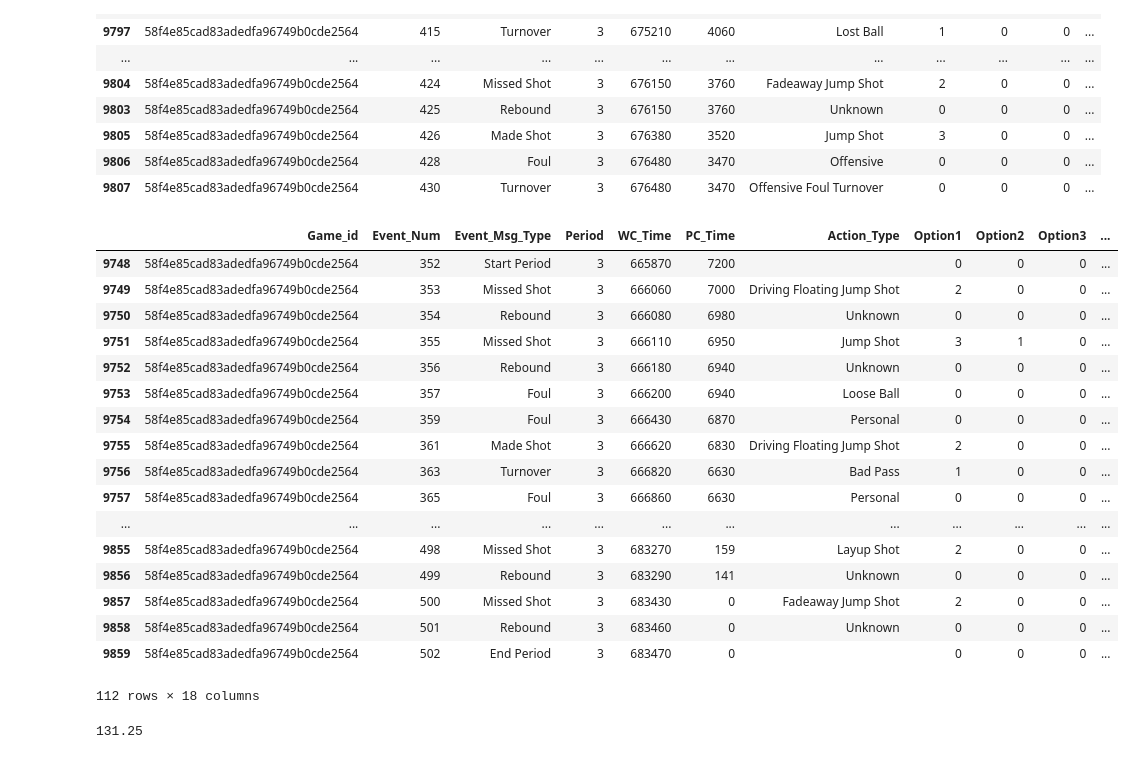
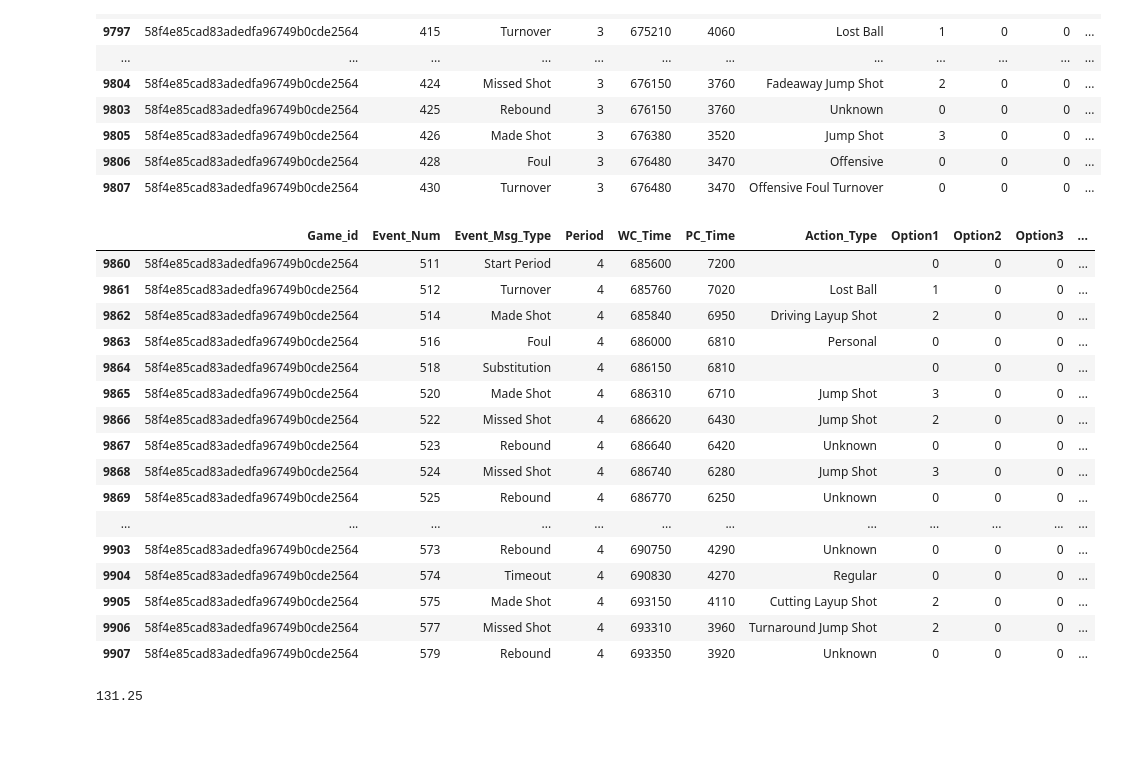
Before and after one commit to wpouse/NBA, a Jupyter notebook: Hackathon Prompt/NBARatingsScrubbed.ipynb, the cells around one changed output. Cells and saved outputs as stored; diff of their text form; code cells hidden in the pictures.

```diff
--- a/Hackathon Prompt/NBARatingsScrubbed.ipynb
+++ b/Hackathon Prompt/NBARatingsScrubbed.ipynb
@@ -832,26 +832,25 @@ rdPBP[280:300]
 | 9806 | 58f4e85cad83adedfa96749b0cde2564 | 428 | Foul | 3 | 676480 | 3470 | Offensive | 0 | 0 | 0 | ... |
 | 9807 | 58f4e85cad83adedfa96749b0cde2564 | 430 | Turnover | 3 | 676480 | 3470 | Offensive Foul Turnover | 0 | 0 | 0 | ... |
 # %%
-rdPBP[240:352]
+rdPBP[352:400]
 # %% [output]
 |  | Game_id | Event_Num | Event_Msg_Type | Period | WC_Time | PC_Time | Action_Type | Option1 | Option2 | Option3 | ... |
-| 9748 | 58f4e85cad83adedfa96749b0cde2564 | 352 | Start Period | 3 | 665870 | 7200 |  | 0 | 0 | 0 | ... |
-| 9749 | 58f4e85cad83adedfa96749b0cde2564 | 353 | Missed Shot | 3 | 666060 | 7000 | Driving Floating Jump Shot | 2 | 0 | 0 | ... |
-| 9750 | 58f4e85cad83adedfa96749b0cde2564 | 354 | Rebound | 3 | 666080 | 6980 | Unknown | 0 | 0 | 0 | ... |
-| 9751 | 58f4e85cad83adedfa96749b0cde2564 | 355 | Missed Shot | 3 | 666110 | 6950 | Jump Shot | 3 | 1 | 0 | ... |
-| 9752 | 58f4e85cad83adedfa96749b0cde2564 | 356 | Rebound | 3 | 666180 | 6940 | Unknown | 0 | 0 | 0 | ... |
-| 9753 | 58f4e85cad83adedfa96749b0cde2564 | 357 | Foul | 3 | 666200 | 6940 | Loose Ball | 0 | 0 | 0 | ... |
-| 9754 | 58f4e85cad83adedfa96749b0cde2564 | 359 | Foul | 3 | 666430 | 6870 | Personal | 0 | 0 | 0 | ... |
-| 9755 | 58f4e85cad83adedfa96749b0cde2564 | 361 | Made Shot | 3 | 666620 | 6830 | Driving Floating Jump Shot | 2 | 0 | 0 | ... |
-| 9756 | 58f4e85cad83adedfa96749b0cde2564 | 363 | Turnover | 3 | 666820 | 6630 | Bad Pass | 1 | 0 | 0 | ... |
-| 9757 | 58f4e85cad83adedfa96749b0cde2564 | 365 | Foul | 3 | 666860 | 6630 | Personal | 0 | 0 | 0 | ... |
+| 9860 | 58f4e85cad83adedfa96749b0cde2564 | 511 | Start Period | 4 | 685600 | 7200 |  | 0 | 0 | 0 | ... |
+| 9861 | 58f4e85cad83adedfa96749b0cde2564 | 512 | Turnover | 4 | 685760 | 7020 | Lost Ball | 1 | 0 | 0 | ... |
+| 9862 | 58f4e85cad83adedfa96749b0cde2564 | 514 | Made Shot | 4 | 685840 | 6950 | Driving Layup Shot | 2 | 0 | 0 | ... |
+| 9863 | 58f4e85cad83adedfa96749b0cde2564 | 516 | Foul | 4 | 686000 | 6810 | Personal | 0 | 0 | 0 | ... |
+| 9864 | 58f4e85cad83adedfa96749b0cde2564 | 518 | Substitution | 4 | 686150 | 6810 |  | 0 | 0 | 0 | ... |
+| 9865 | 58f4e85cad83adedfa96749b0cde2564 | 520 | Made Shot | 4 | 686310 | 6710 | Jump Shot | 3 | 0 | 0 | ... |
+| 9866 | 58f4e85cad83adedfa96749b0cde2564 | 522 | Missed Shot | 4 | 686620 | 6430 | Jump Shot | 2 | 0 | 0 | ... |
+| 9867 | 58f4e85cad83adedfa96749b0cde2564 | 523 | Rebound | 4 | 686640 | 6420 | Unknown | 0 | 0 | 0 | ... |
+| 9868 | 58f4e85cad83adedfa96749b0cde2564 | 524 | Missed Shot | 4 | 686740 | 6280 | Jump Shot | 3 | 0 | 0 | ... |
+| 9869 | 58f4e85cad83adedfa96749b0cde2564 | 525 | Rebound | 4 | 686770 | 6250 | Unknown | 0 | 0 | 0 | ... |
 | ... | ... | ... | ... | ... | ... | ... | ... | ... | ... | ... | ... |
-| 9855 | 58f4e85cad83adedfa96749b0cde2564 | 498 | Missed Shot | 3 | 683270 | 159 | Layup Shot | 2 | 0 | 0 | ... |
-| 9856 | 58f4e85cad83adedfa96749b0cde2564 | 499 | Rebound | 3 | 683290 | 141 | Unknown | 0 | 0 | 0 | ... |
-| 9857 | 58f4e85cad83adedfa96749b0cde2564 | 500 | Missed Shot | 3 | 683430 | 0 | Fadeaway Jump Shot | 2 | 0 | 0 | ... |
-| 9858 | 58f4e85cad83adedfa96749b0cde2564 | 501 | Rebound | 3 | 683460 | 0 | Unknown | 0 | 0 | 0 | ... |
-| 9859 | 58f4e85cad83adedfa96749b0cde2564 | 502 | End Period | 3 | 683470 | 0 |  | 0 | 0 | 0 | ... |
+| 9903 | 58f4e85cad83adedfa96749b0cde2564 | 573 | Rebound | 4 | 690750 | 4290 | Unknown | 0 | 0 | 0 | ... |
+| 9904 | 58f4e85cad83adedfa96749b0cde2564 | 574 | Timeout | 4 | 690830 | 4270 | Regular | 0 | 0 | 0 | ... |
+| 9905 | 58f4e85cad83adedfa96749b0cde2564 | 575 | Made Shot | 4 | 693150 | 4110 | Cutting Layup Shot | 2 | 0 | 0 | ... |
+| 9906 | 58f4e85cad83adedfa96749b0cde2564 | 577 | Missed Shot | 4 | 693310 | 3960 | Turnaround Jump Shot | 2 | 0 | 0 | ... |
+| 9907 | 58f4e85cad83adedfa96749b0cde2564 | 579 | Rebound | 4 | 693350 | 3920 | Unknown | 0 | 0 | 0 | ... |
-112 rows × 18 columns
 # %%
 np.round(100*21.0/16, 2)
 # %% [output]
```
Also changed, not shown: parts of 1 cell of this notebook, 1 other file.
